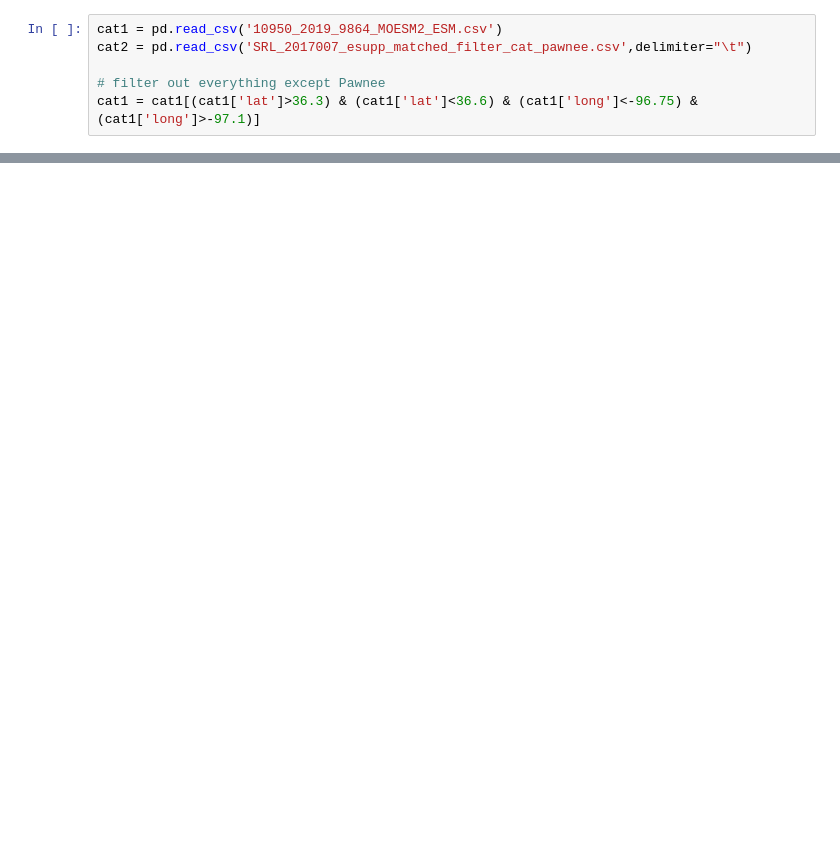
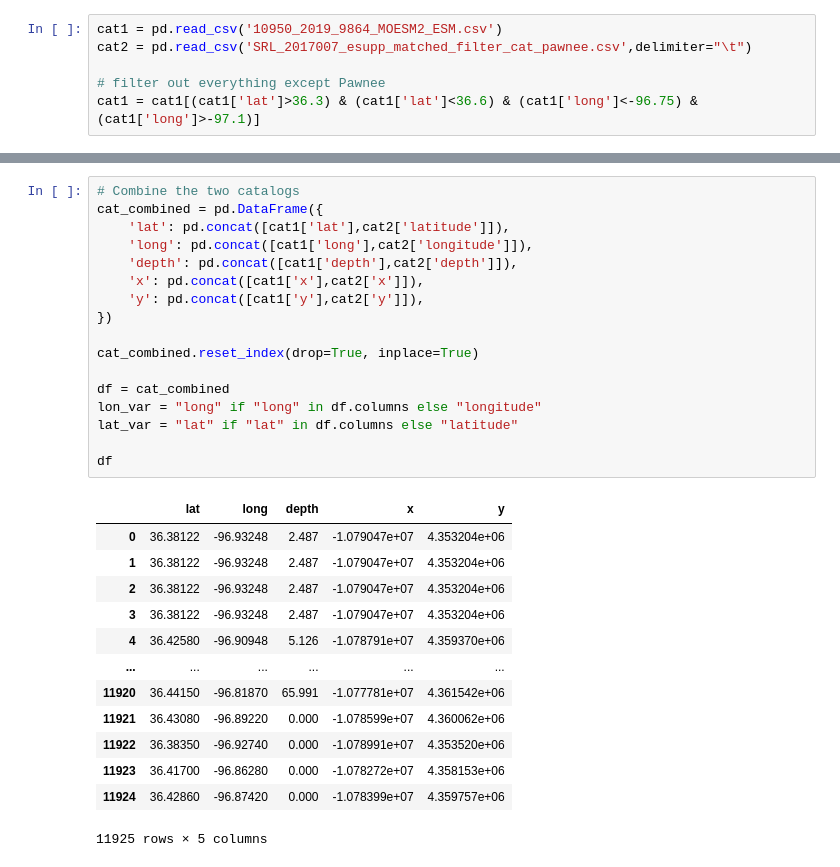
Before and after one commit to arkonique/earthquake-clustering, a Jupyter notebook: plane.ipynb, the cells around one changed output, grey strips where cells are left out. Drawn from its saved outputs; the diff is of its cells as text; blank space fills up the shorter version.

```diff
--- a/plane.ipynb
+++ b/plane.ipynb
@@ -47,2 +97,33 @@ df.drop_duplicates()
+# %%
+# Combine the two catalogs
+cat_combined = pd.DataFrame({
+    'lat': pd.concat([cat1['lat'],cat2['latitude']]),
+    'long': pd.concat([cat1['long'],cat2['longitude']]),
+    'depth': pd.concat([cat1['depth'],cat2['depth']]),
+    'x': pd.concat([cat1['x'],cat2['x']]),
+    'y': pd.concat([cat1['y'],cat2['y']]),
+})
+
+cat_combined.reset_index(drop=True, inplace=True)
+
+df = cat_combined
+lon_var = "long" if "long" in df.columns else "longitude"
+lat_var = "lat" if "lat" in df.columns else "latitude"
+
+df
+# %% [output]
+|  | lat | long | depth | x | y |
+| 0 | 36.38122 | -96.93248 | 2.487 | -1.079047e+07 | 4.353204e+06 |
+| 1 | 36.38122 | -96.93248 | 2.487 | -1.079047e+07 | 4.353204e+06 |
+| 2 | 36.38122 | -96.93248 | 2.487 | -1.079047e+07 | 4.353204e+06 |
+| 3 | 36.38122 | -96.93248 | 2.487 | -1.079047e+07 | 4.353204e+06 |
+| 4 | 36.42580 | -96.90948 | 5.126 | -1.078791e+07 | 4.359370e+06 |
+| ... | ... | ... | ... | ... | ... |
+| 11920 | 36.44150 | -96.81870 | 65.991 | -1.077781e+07 | 4.361542e+06 |
+| 11921 | 36.43080 | -96.89220 | 0.000 | -1.078599e+07 | 4.360062e+06 |
+| 11922 | 36.38350 | -96.92740 | 0.000 | -1.078991e+07 | 4.353520e+06 |
+| 11923 | 36.41700 | -96.86280 | 0.000 | -1.078272e+07 | 4.358153e+06 |
+| 11924 | 36.42860 | -96.87420 | 0.000 | -1.078399e+07 | 4.359757e+06 |
+11925 rows × 5 columns
 # %%
 # Outlier removal
```
Also changed, not shown: parts of 7 cells of this notebook, 13 other files.
